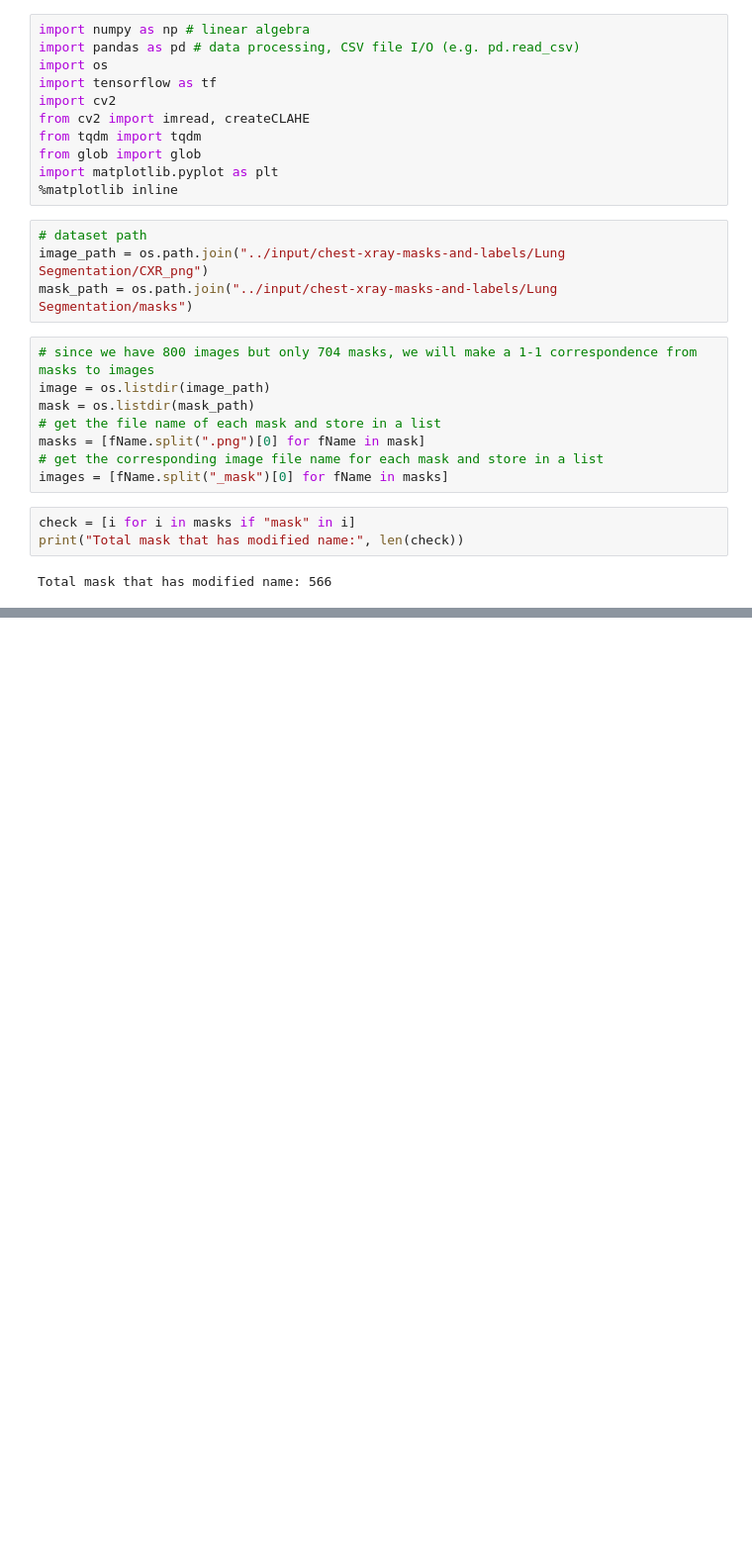
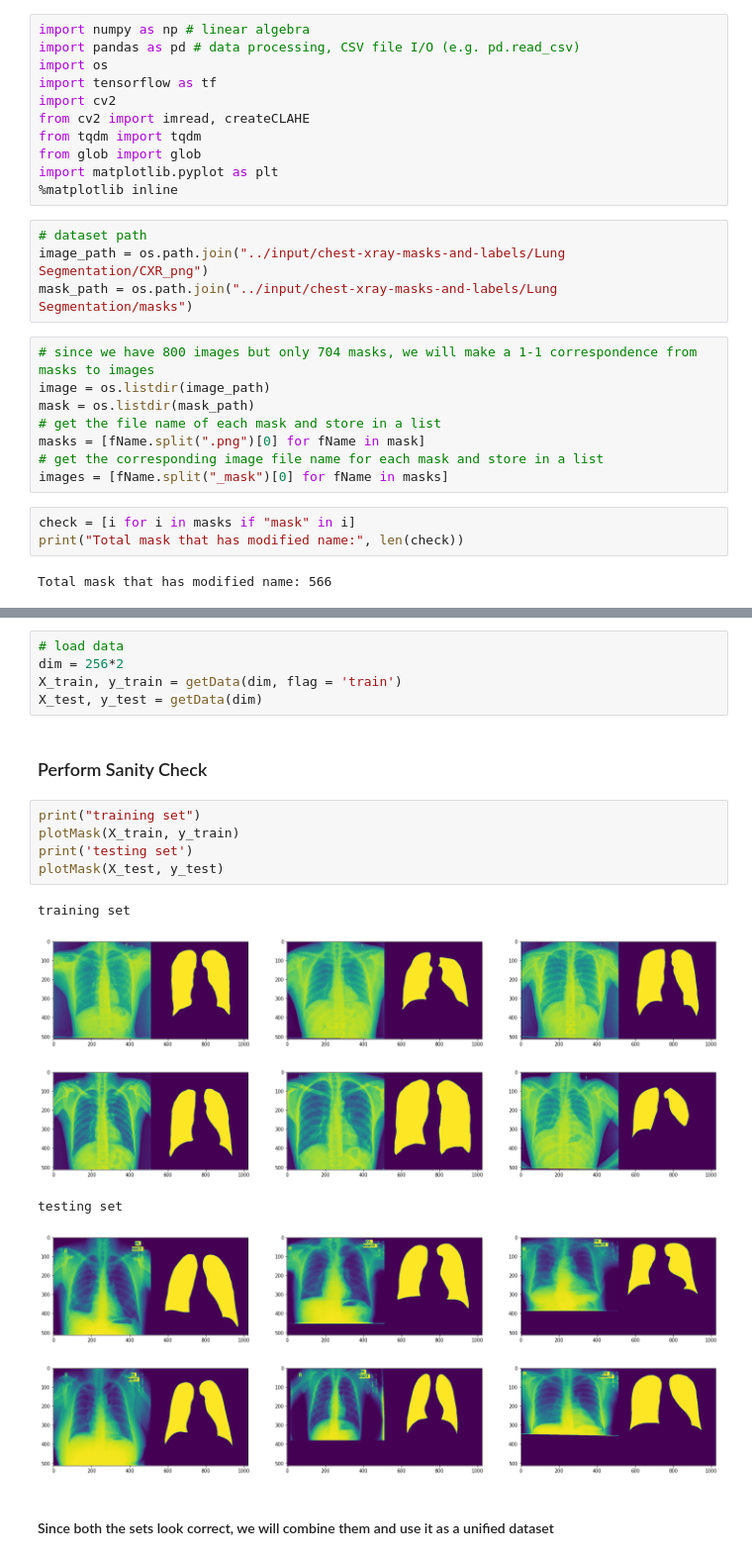
Before and after one commit to avocadopelvis/federated-learning, a Jupyter notebook: lung-segmentation/lung-segmentation.ipynb, the cells around one changed output, grey strips where cells are left out. Shown at 99% size. Saved outputs shown, nothing was run; the diff lists cells and outputs as text; blank space fills up the shorter version.

```diff
--- a/lung-segmentation/lung-segmentation.ipynb
+++ b/lung-segmentation/lung-segmentation.ipynb
@@ -28,0 +85,21 @@ Total mask that has modified name: 566
+# %%
+# load data
+dim = 256*2
+X_train, y_train = getData(dim, flag = 'train')
+X_test, y_test = getData(dim)
+# %% [markdown]
+### Perform Sanity Check
+# %%
+print("training set")
+plotMask(X_train, y_train)
+print('testing set')
+plotMask(X_test, y_test)
+# %% [output]
+training set
+[figure, added]
+[figure, added]
+testing set
+[figure, added]
+[figure, added]
+# %% [markdown]
+#### Since both the sets look correct, we will combine them and use it as a unified dataset
```
Also changed, not shown: parts of 6 cells of this notebook.
